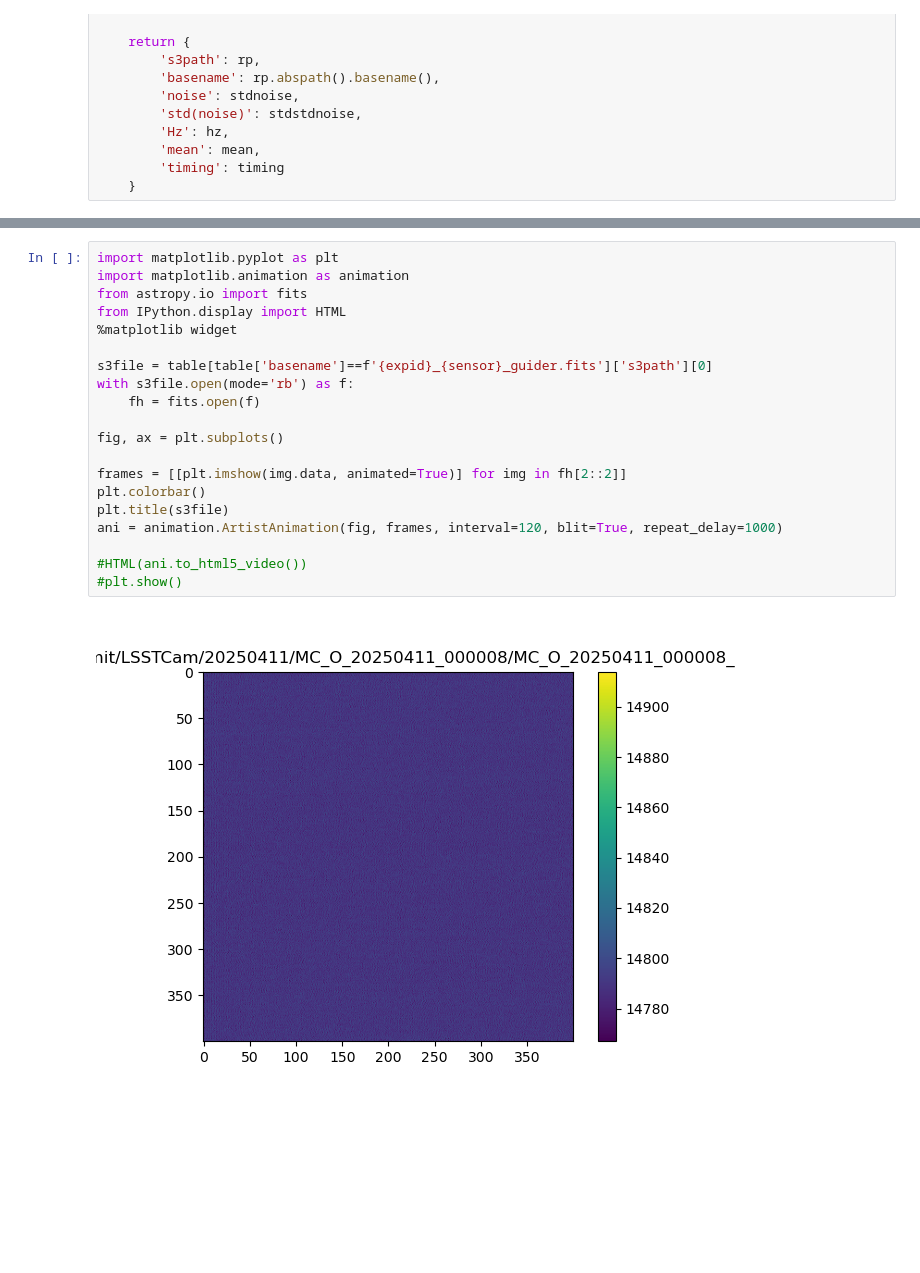
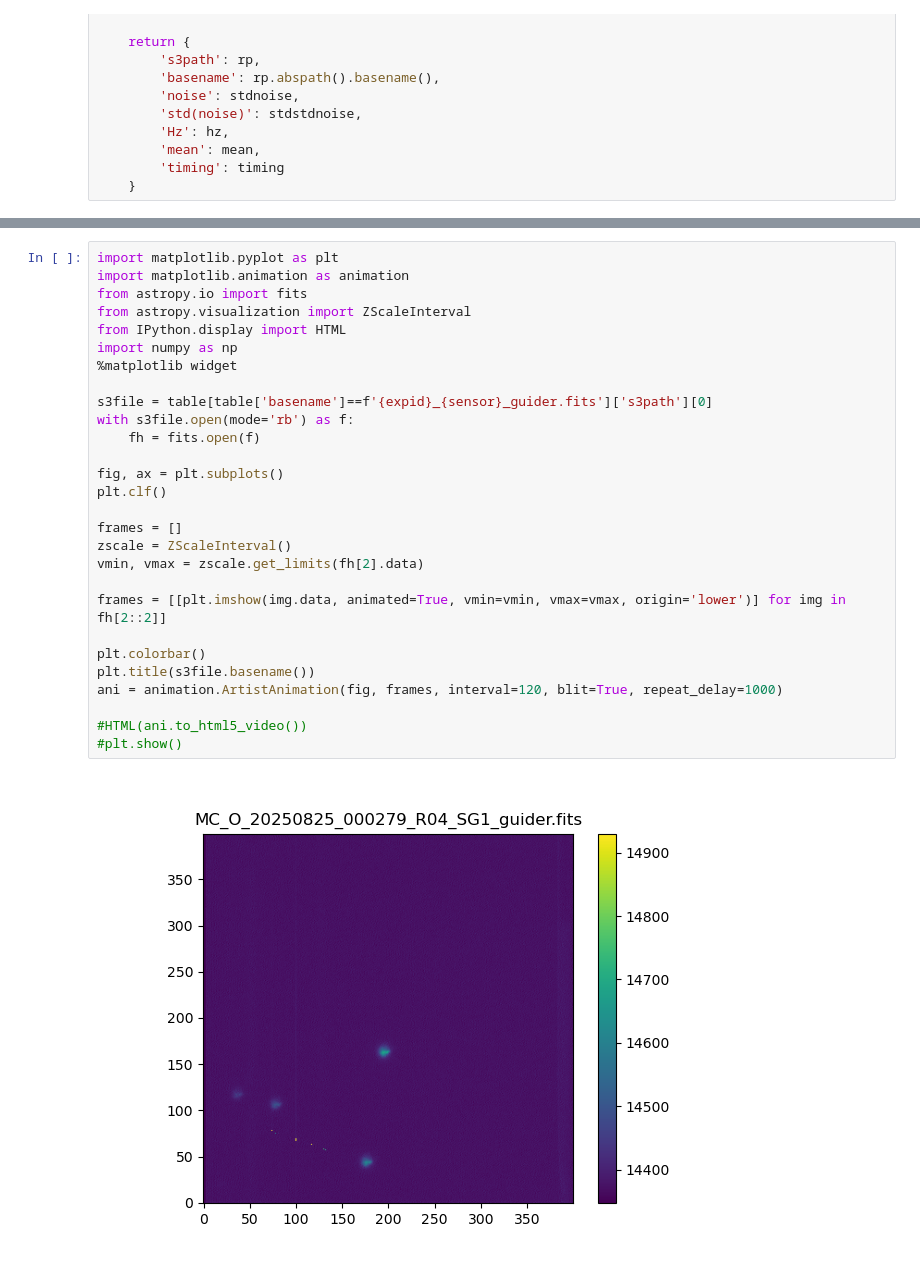
Before and after one commit to lsst/CameraTimesSquare, a Jupyter notebook: Run7/GuiderData.ipynb, the cells around one changed output, grey strips where cells are left out. Cells and saved outputs as stored; diff of their text form; blank space fills up the shorter version.

```diff
--- a/Run7/GuiderData.ipynb
+++ b/Run7/GuiderData.ipynb
@@ -78,25 +78,33 @@ plt.legend()
 # %%
 import matplotlib.pyplot as plt
 import matplotlib.animation as animation
 from astropy.io import fits
+from astropy.visualization import ZScaleInterval
 from IPython.display import HTML
+import numpy as np
 %matplotlib widget
 
 s3file = table[table['basename']==f'{expid}_{sensor}_guider.fits']['s3path'][0]
 with s3file.open(mode='rb') as f:
     fh = fits.open(f)
 
 fig, ax = plt.subplots()
+plt.clf()
 
-frames = [[plt.imshow(img.data, animated=True)] for img in fh[2::2]]
+frames = []
+zscale = ZScaleInterval()
+vmin, vmax = zscale.get_limits(fh[2].data)
+
+frames = [[plt.imshow(img.data, animated=True, vmin=vmin, vmax=vmax, origin='lower')] for img in fh[2::2]]
+
 plt.colorbar()
-plt.title(s3file)
+plt.title(s3file.basename())
 ani = animation.ArtistAnimation(fig, frames, interval=120, blit=True, repeat_delay=1000)
 
 #HTML(ani.to_html5_video())
 #plt.show()
 # %% [output]
-[figure, old version]
+[figure, new version]
 # %%
 rp = ResourcePath(table[1]['s3path'].geturl().replace('.fits','.json'))
 with rp.open(mode="r") as f:
```
Also changed, not shown: parts of 4 cells of this notebook, 1 other file.
